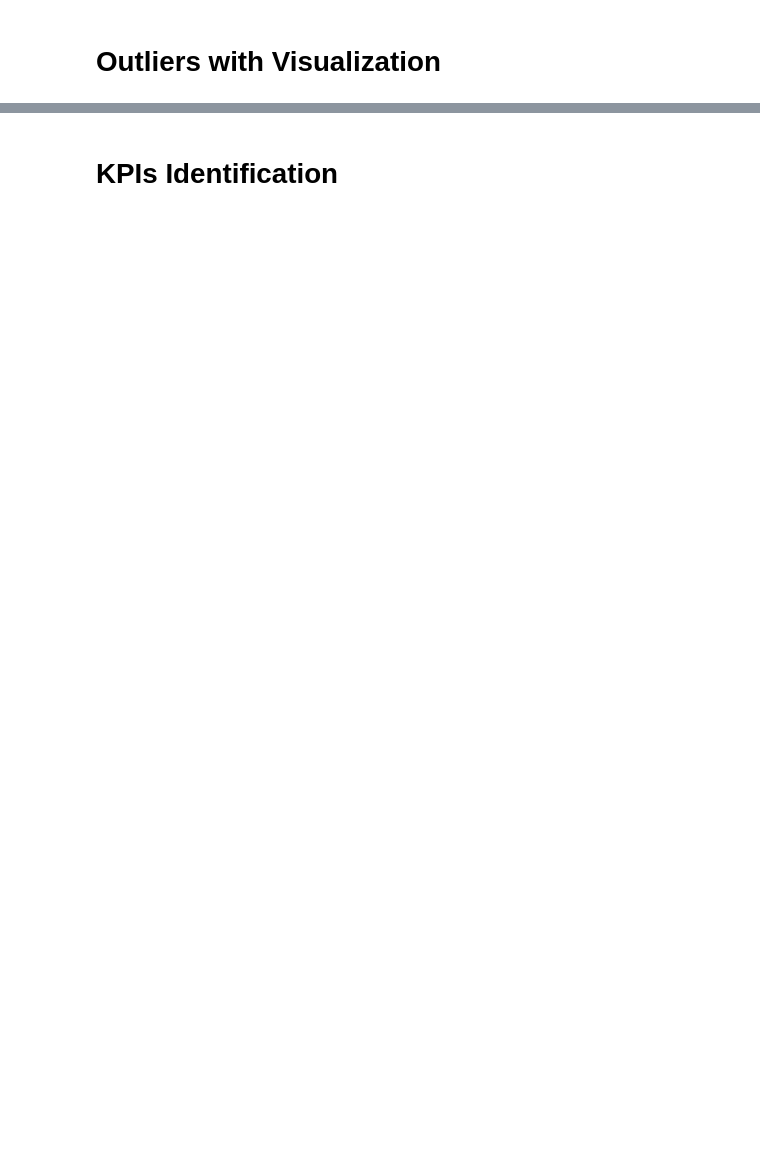
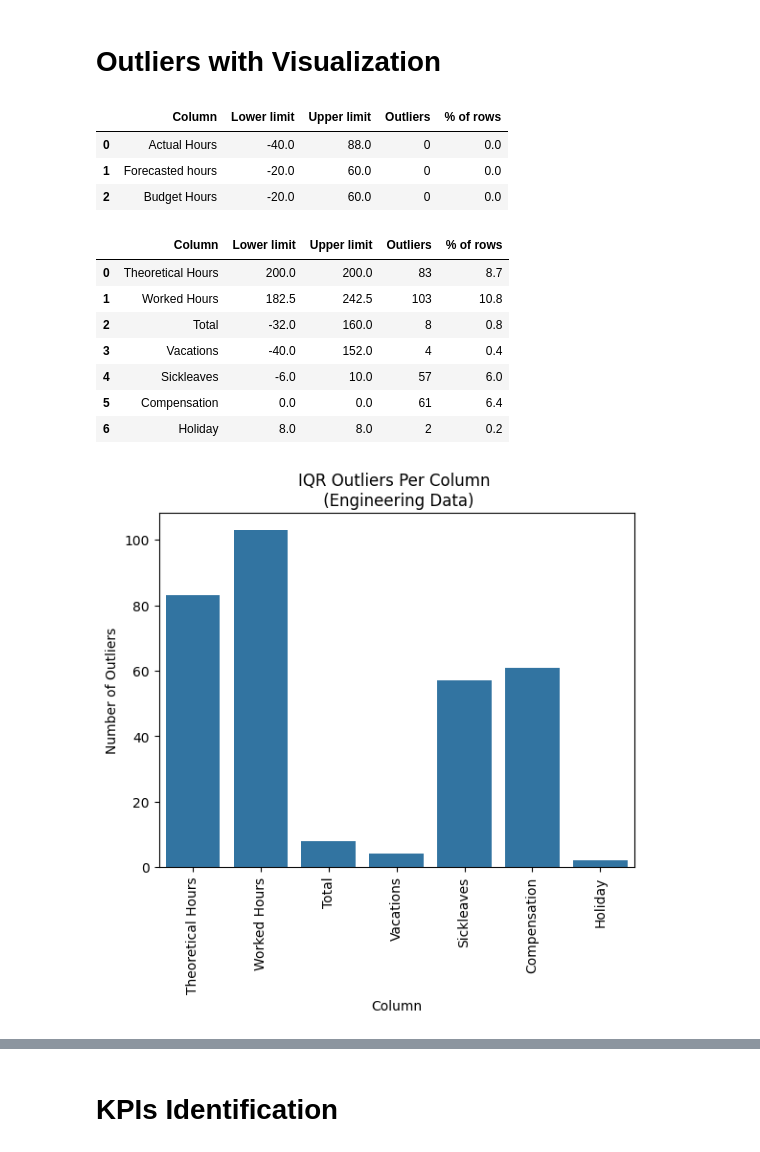
Before and after one commit to nada-2038/Valeo-BI-Business-Case, a Jupyter notebook: valeo-bi-case-study-git-program.ipynb, the cells around one changed output, grey strips where cells are left out. Drawn from its saved outputs; the diff is of its cells as text; code cells hidden in the pictures; blank space fills up the shorter version.

```diff
--- a/valeo-bi-case-study-git-program.ipynb
+++ b/valeo-bi-case-study-git-program.ipynb
@@ -388,6 +388,11 @@ if 'Cost Rate' in Projects_Hours.columns:
 #I dropped Period_From and Period_To since they both have only one unique value which is 2022_W24 in Period_From and 2022_W42 in Period_To, meaning that all the projects take place in the period from Week 24 to Week 42
 #(assuming W stands for Week). The Columns in this specific dataset have no purpose if all the data are just one value, but it could be useful in another dataset that includes multiple periods
 #Cost Rate was also removed for the same reason. 33.32 is repeated for all records
+
+print(Projects_Hours.duplicated().sum())
+Projects_Hours = Projects_Hours.drop_duplicates()
+print(Projects_Hours.shape)
+#I found 8 rows that are exactly the same in every column, so I assumed they were accidental copies and dropped them (kept the first one of each)
 
 original = sheets['Projects Hours']
 display(pd.crosstab(original['Department'], original['Service type'].fillna('Blank')))
@@ -798,2 +829,41 @@ I plotted this to check if engineers are overworked or underutilised. Most of th
 # %% [markdown]
 # **Outliers with Visualization**
+# %%
+Engineering_Data.loc[Engineering_Data['Holiday'] < 0, 'Holiday'] = 8
+Engineering_Data['Total'] = Engineering_Data[['Vacations','Sickleaves','Compensation','Holiday']].sum(axis=1)
+# %%
+def iqr_table(df, cols):
+    rows = []
+    for col in cols:
+        q1, q3 = df[col].quantile(0.25), df[col].quantile(0.75)
+        iqr = q3 - q1
+        low, high = q1 - 1.5*iqr, q3 + 1.5*iqr
+        n = ((df[col] < low) | (df[col] > high)).sum()
+        rows.append([col, low, high, n, round(n / len(df) * 100, 1)])
+    return pd.DataFrame(rows, columns=['Column', 'Lower limit', 'Upper limit', 'Outliers', '% of rows'])
+
+display(iqr_table(Projects_Hours, ['Actual Hours', 'Forecasted hours', 'Budget Hours']))
+display(iqr_table(Engineering_Data, ['Theoretical Hours', 'Worked Hours', 'Total', 'Vacations', 'Sickleaves', 'Compensation', 'Holiday']))
+
+
+t = iqr_table(Engineering_Data, ['Theoretical Hours', 'Worked Hours', 'Total', 'Vacations', 'Sickleaves', 'Compensation', 'Holiday'])
+ax = sns.barplot(x='Column', y='Outliers', data=t)
+ax.set_xticklabels(ax.get_xticklabels(), rotation=90)
+ax.set_ylabel('Number of Outliers')
+ax.set_title('IQR Outliers Per Column \n (Engineering Data)')
+
+plt.show()
+# %% [output]
+|  | Column | Lower limit | Upper limit | Outliers | % of rows |
+| 0 | Actual Hours | -40.0 | 88.0 | 0 | 0.0 |
+| 1 | Forecasted hours | -20.0 | 60.0 | 0 | 0.0 |
+| 2 | Budget Hours | -20.0 | 60.0 | 0 | 0.0 |
+|  | Column | Lower limit | Upper limit | Outliers | % of rows |
+| 0 | Theoretical Hours | 200.0 | 200.0 | 83 | 8.7 |
+| 1 | Worked Hours | 182.5 | 242.5 | 103 | 10.8 |
+| 2 | Total | -32.0 | 160.0 | 8 | 0.8 |
+| 3 | Vacations | -40.0 | 152.0 | 4 | 0.4 |
+| 4 | Sickleaves | -6.0 | 10.0 | 57 | 6.0 |
+| 5 | Compensation | 0.0 | 0.0 | 61 | 6.4 |
+| 6 | Holiday | 8.0 | 8.0 | 2 | 0.2 |
+[figure, added]
```
Also changed, not shown: parts of 9 cells of this notebook.
